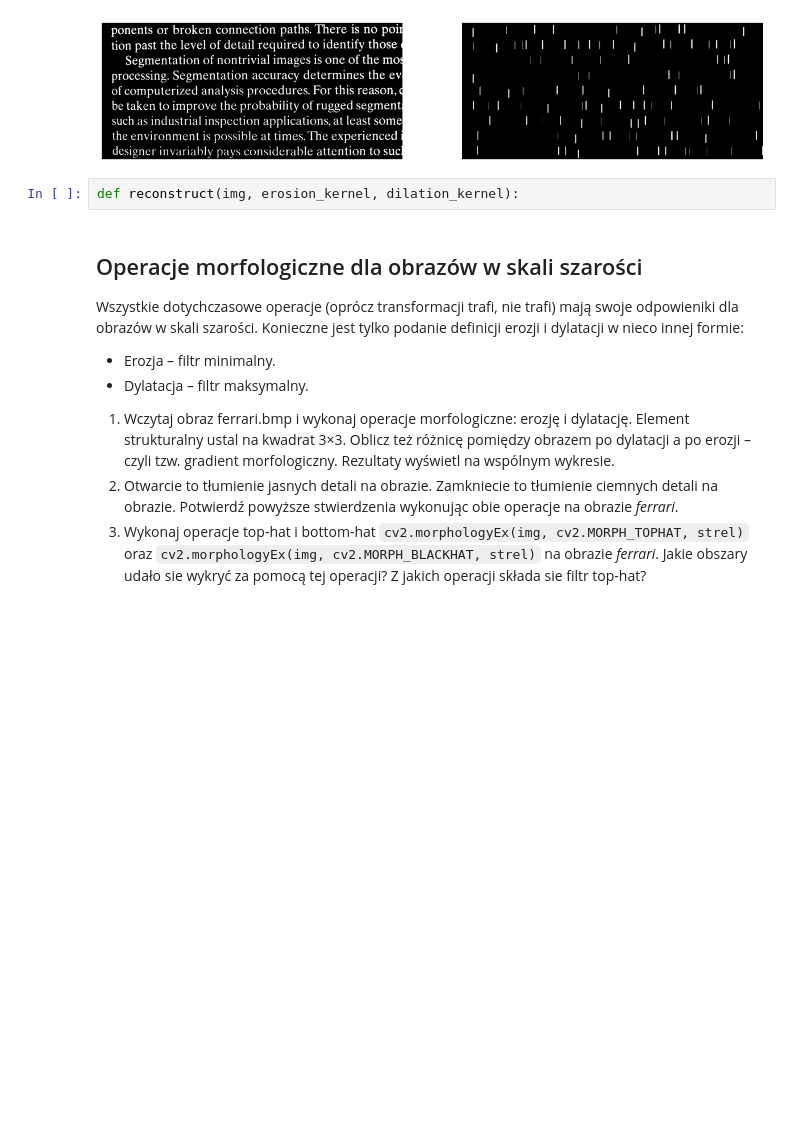
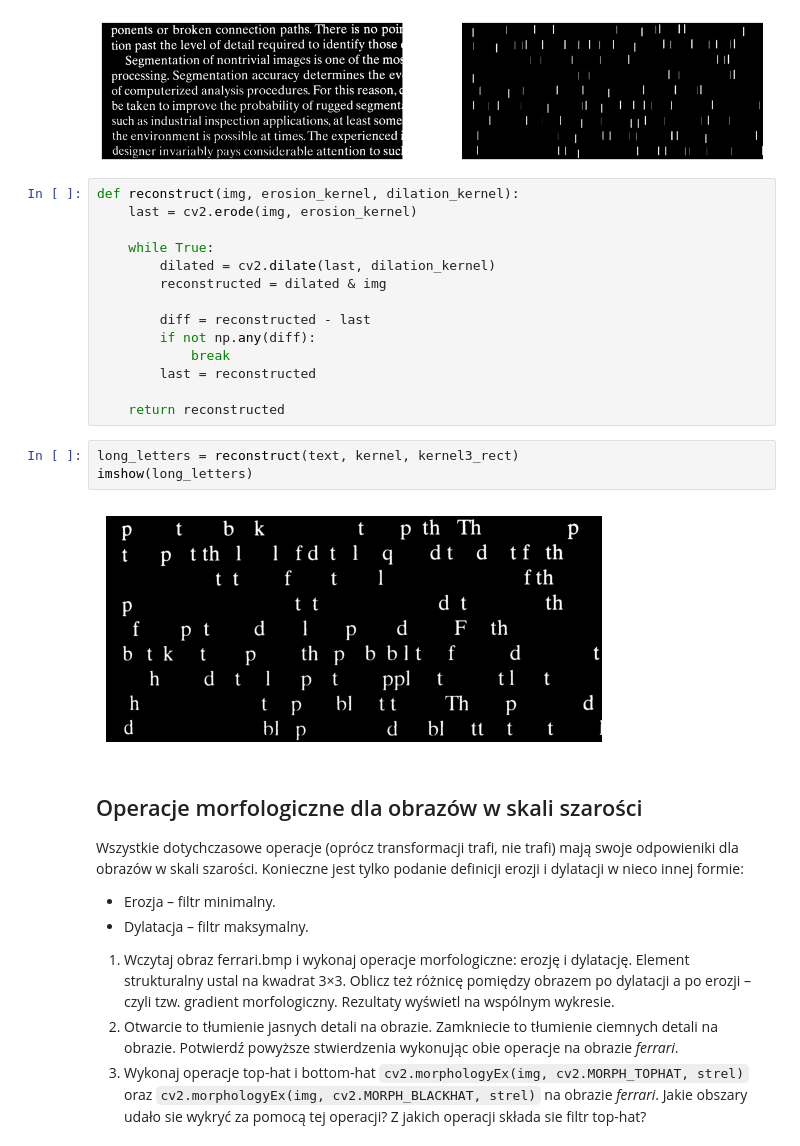
Before and after one commit to JBRS307/WDCPO, a Jupyter notebook: lab7/lab7.ipynb, the cells around one changed output. Saved outputs shown, nothing was run; the diff lists cells and outputs as text; blank space fills up the shorter version.

```diff
--- a/lab7/lab7.ipynb
+++ b/lab7/lab7.ipynb
@@ -257,8 +257,25 @@ text_open = cv2.morphologyEx(text, cv2.MORPH_OPEN, kernel)
 imshow_subplt((text, text_open), 1, 2)
 # %% [output]
 [figure]
-# %%
-def reconstruct(img, erosion_kernel, dilation_kernel):
+# %%
+def reconstruct(img, erosion_kernel, dilation_kernel):
+    last = cv2.erode(img, erosion_kernel)
+
+    while True:
+        dilated = cv2.dilate(last, dilation_kernel)
+        reconstructed = dilated & img
+
+        diff = reconstructed - last
+        if not np.any(diff):
+            break
+        last = reconstructed
+
+    return reconstructed
+# %%
+long_letters = reconstruct(text, kernel, kernel3_rect)
+imshow(long_letters)
+# %% [output]
+[figure, added]
 # %% [markdown]
 ## Operacje morfologiczne dla obrazów w skali szarości
 
```
Also changed, not shown: parts of 18 cells of this notebook.
